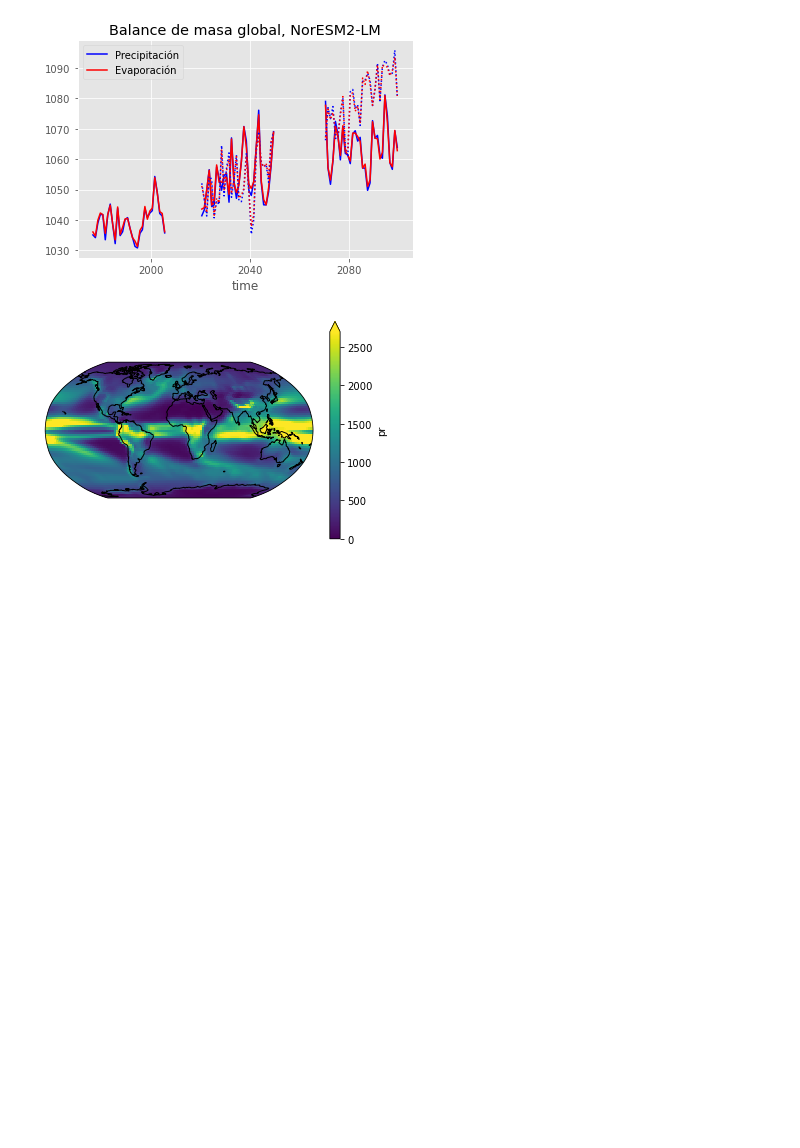
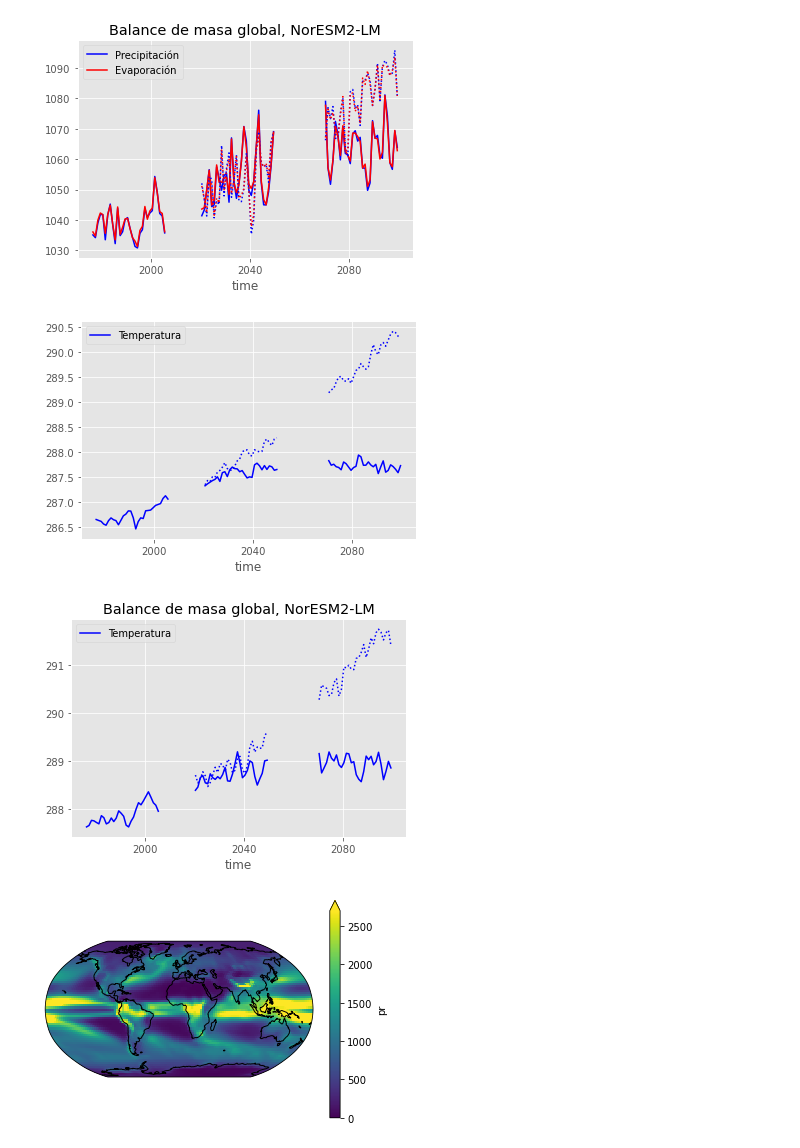
Before and after one commit to blychs/climatologia_fisica, a Jupyter notebook: practica4.ipynb, the cells around one changed output. Cells and saved outputs as stored; diff of their text form; code cells hidden in the pictures; blank space fills up the shorter version.

```diff
--- a/practica4.ipynb
+++ b/practica4.ipynb
@@ -549,31 +550,32 @@ with plt.style.context('ggplot'):
 # %%
 weights = np.cos(np.deg2rad(pr_c5_ens.lat))
 media_t_hist = t_c5_ens.weighted(weights).mean(dim=('lat', 'lon'))
 with plt.style.context('ggplot'):
     media_t_hist.plot(label='Temperatura', color='b')
     plt.xlabel('Año')
     plt.ylabel('mm de agua')
     plt.legend()
-    for i in dict_t_ev_c5['RCP26']:
+    for i in dict_t_c5['RCP26']:
         i[0].weighted(weights).mean(dim=('lat', 'lon')).plot(color='b', linestyle='-')
-    for i in dict_t_ev_c5['RCP85']:
+    for i in dict_t_c5['RCP85']:
         i[0].weighted(weights).mean(dim=('lat', 'lon')).plot(color='b', linestyle=':')
 
     plt.show()
 
-    media_pr_hist = pr_c6_ens.weighted(weights).mean(dim=('lat', 'lon')))
-    media_pr_hist.plot(label='Precipitación', color='b')
+    media_t_hist = t_c6_ens.weighted(weights).mean(dim=('lat', 'lon'))
+    media_t_hist.plot(label='Temperatura', color='b')
     plt.xlabel('Año')
     plt.ylabel('mm de agua')
     plt.legend()
-    for i in dict_pr_ev_c6['SSP126']:
+    for i in dict_t_c6['SSP126']:
         i[0].weighted(weights).mean(dim=('lat', 'lon')).plot(color='b', linestyle='-')
-        i[1].weighted(weights).mean(dim=('lat', 'lon')).plot(color='r', linestyle='-')
-    for i in dict_pr_ev_c6['SSP585']:
+    for i in dict_t_c6['SSP585']:
         i[0].weighted(weights).mean(dim=('lat', 'lon')).plot(color='b', linestyle=':')
-        i[1].weighted(weights).mean(dim=('lat', 'lon')).plot(color='r', linestyle=':')
     plt.title('Balance de masa global, NorESM2-LM')
     plt.show()
+# %% [output]
+[figure, added]
+[figure, added]
 # %%
 ax = plt.axes(projection=ccrs.Robinson())
 pr_c5_ens.mean(dim='time').plot(vmin=0, vmax=2700, transform=ccrs.PlateCarree())
```
Also changed, not shown: parts of 11 cells of this notebook.
